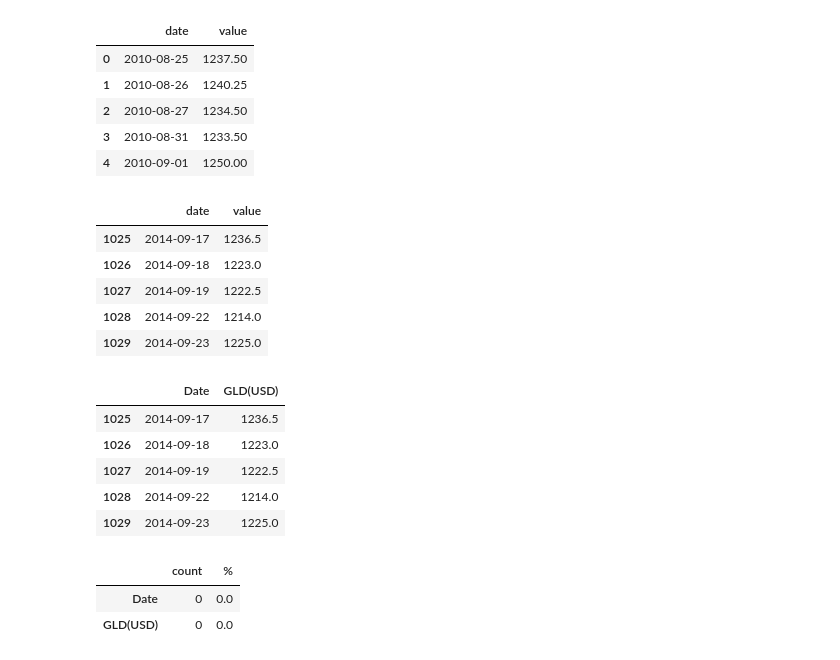
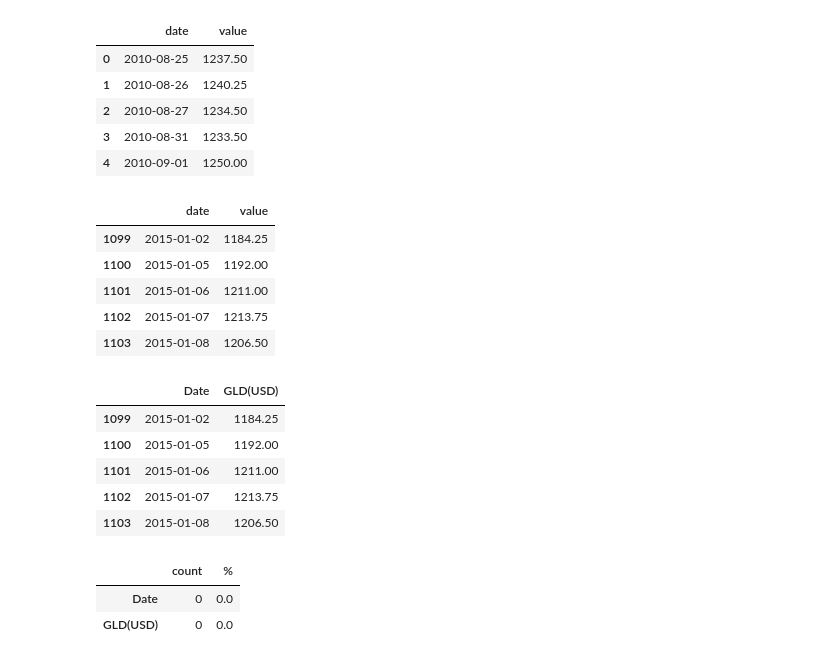
Before and after one commit to Shane-McCallum/ARIMAX-Gold-and-S-P500-Time-Series, a Jupyter notebook: THE WORK BOOK.ipynb, the cells around one changed output. Cells and saved outputs as stored; diff of their text form; code cells hidden in the pictures.

```diff
--- a/THE WORK BOOK.ipynb
+++ b/THE WORK BOOK.ipynb
@@ -54,33 +62,35 @@ gold.head()
 # %%
 # First things first, change 'date' column to actual date
 # format with 'pd.to_datetime()'
 gold['date']=pd.to_datetime(gold['date'])
 
-# Remove the dates we don't care aout from the data.
-focus = (gold['date'] > '2014-09-16') & (gold['date'] <= '2020-08-21')
+# Establish which dates we want to focus on and remove the dates we don't care about from the data. I chose
+# January 2, 2014 because it was just before Bitcoin hit and it's the start of the first quarter!
+focus = (gold['date'] > '2014-12-31') & (gold['date'] <= '2020-08-21')
 
-gold = gold.loc[focus]
+# Assign into a main data frame to preserve gold in case we want it later
+maindf = gold.loc[focus]
 
-gold.head()
+maindf.head()
 # %% [output]
 |  | date | value |
-| 1025 | 2014-09-17 | 1236.5 |
-| 1026 | 2014-09-18 | 1223.0 |
-| 1027 | 2014-09-19 | 1222.5 |
-| 1028 | 2014-09-22 | 1214.0 |
-| 1029 | 2014-09-23 | 1225.0 |
+| 1099 | 2015-01-02 | 1184.25 |
+| 1100 | 2015-01-05 | 1192.00 |
+| 1101 | 2015-01-06 | 1211.00 |
+| 1102 | 2015-01-07 | 1213.75 |
+| 1103 | 2015-01-08 | 1206.50 |
 # %%
 # Renaming the columns to something more 'formal' helps me visualize
 # the final plot and table I have in mind.
-gold.columns = ['Date', 'GLD(USD)']
-gold.head()
+maindf.columns = ['Date', 'GLD(USD)']
+maindf.head()
 # %% [output]
 |  | Date | GLD(USD) |
-| 1025 | 2014-09-17 | 1236.5 |
-| 1026 | 2014-09-18 | 1223.0 |
-| 1027 | 2014-09-19 | 1222.5 |
-| 1028 | 2014-09-22 | 1214.0 |
-| 1029 | 2014-09-23 | 1225.0 |
+| 1099 | 2015-01-02 | 1184.25 |
+| 1100 | 2015-01-05 | 1192.00 |
+| 1101 | 2015-01-06 | 1211.00 |
+| 1102 | 2015-01-07 | 1213.75 |
+| 1103 | 2015-01-08 | 1206.50 |
 # %%
 # We are going to be checking for NaN values in the data quite
 # frequently in order to monitor changes and loss of data as we clean.
```
Also changed, not shown: parts of 68 cells of this notebook.
